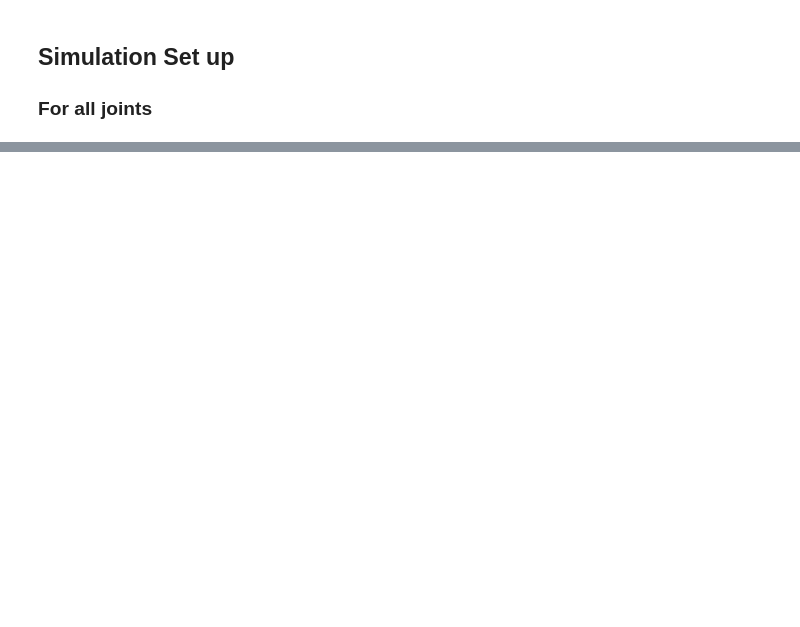
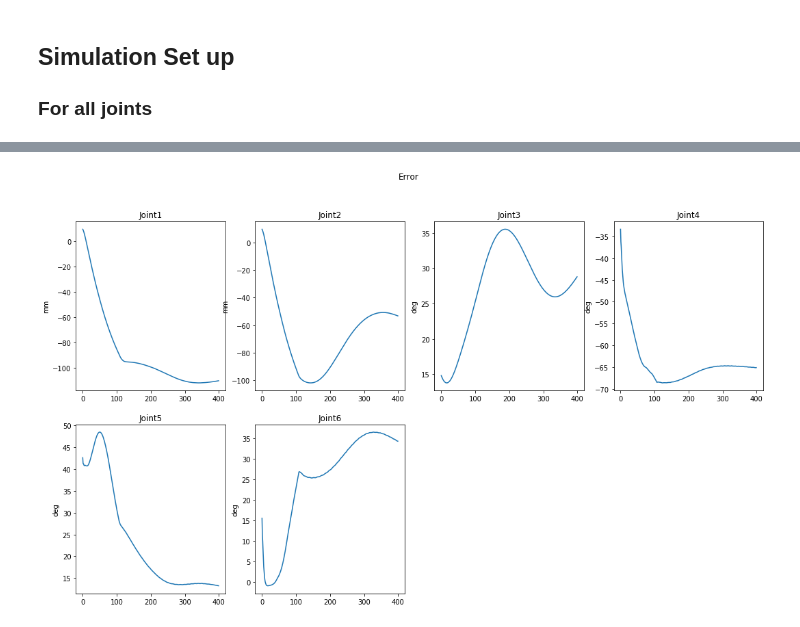
Before and after one commit to renjiezhu/software-for-image-guided-robotics, a Jupyter notebook: vrep_robot_control/Joint_controller_test_Model_Free.ipynb, the cells around one changed output, grey strips where cells are left out. Drawn from its saved outputs; the diff is of its cells as text; code cells hidden in the pictures; blank space fills up the shorter version.

```diff
--- a/vrep_robot_control/Joint_controller_test_Model_Free.ipynb
+++ b/vrep_robot_control/Joint_controller_test_Model_Free.ipynb
@@ -143,13 +84,13 @@ t = sp.Symbol('t')
 
 # Step response
 traj = [
-    0.000 * sp.ones(1),
-    0.000 * sp.ones(1),
-    (0/180*np.pi)*sp.ones(1),
-    (0/180*np.pi)*sp.ones(1),
-    (0/180*np.pi)*sp.ones(1),
-    (0/180*np.pi)*sp.ones(1),
-    0.00*sp.ones(1)
+    0.01 * sp.ones(1),
+    0.01 * sp.ones(1),
+    (15/180*np.pi)*sp.ones(1),
+    (-30/180*np.pi)*sp.ones(1),
+    (45/180*np.pi)*sp.ones(1),
+    (20/180*np.pi)*sp.ones(1),
+    0.005*sp.ones(1)
 ]
 
 pos = [sp.lambdify(t, i) for i in traj]
@@ -157,30 +98,32 @@ vel = [sp.lambdify(t, i.diff(t)) for i in traj]
 acc = [sp.lambdify(t, i.diff(t).diff(t)) for i in traj]
 
 # Gain
-# kp = np.diag([100, 100, 100, 100, 100, 100, 100])
-# kv = np.diag([0, 0, 0, 0, 0, 0, 0])
-kp = np.eye(7)*0.6
-kv = 6*np.sqrt(kp)
+# kp = np.diag([10, 10, 200, 2.5, 1, 0.4, 0.4])
+# kv = np.diag([0.8, 0.8, 160, 10, 7, 2, 3])
+
+kp = np.eye(7)*10
+kv = 2*np.diag(kp)
 
 # Simulation
 for i in range(int(end_time/dt)):
-#     ts = time.time()
-    posd = np.array([j(t_dic[i]) for j in pos]).squeeze()
+    posd = [float(j(t_dic[i])) for j in pos]
     veld = np.array([j(t_dic[i]) for j in vel]).squeeze()
     accd = np.array([j(t_dic[i]) for j in acc]).squeeze()
     posm = np.array(ct_robot.get_joint_positions())
     velm = np.array(ct_robot.get_joint_velocities())
-    tau = cacl_torque(robot, kp, kv, posd, posm, veld, velm, xyz)
-    # print('Time for computing torque: %.4f'%(time.time()-ts))
-#     tau[0:2] = 0
-    print(tau)
+    ts1 = time.time()
+    tau = cacl_tau(robot, kp, kv, posd, posm, veld, velm, xyz, accd)
+    te = time.time()
+    print('Time for computing torque: %.6f'%(te-ts1))
+
+    ts2 = time.time()
     ct_robot.set_joint_target_velocities((np.sign(tau)*1000000).tolist())
     ct_robot.set_joint_forces(np.abs(tau).tolist())
     pr.step()
-#     ts = time.time()
     measure_pos = np.array(ct_robot.get_joint_positions())
     measure_vel = np.array(ct_robot.get_joint_velocities())
-#     print('Time for Interacting with V-REP: %.4f'%(time.time()-ts))
+    te1 = time.time()
+    print('Time for communicating with V-REP: %.6f'%(te1-ts2))
 
     # Record error of each joint
     err_pos.append(posd - measure_pos)
@@ -205,15 +166,17 @@ for name in ['err_pos', 'mespos', 'depos']:
 # %%
 # Plot error of position from joint to joint
 plt.figure(figsize=(18,10))
 plt.suptitle('Error')
-for i in range(7):
+for i in range(6):
     plt.subplot(2,4,i+1)
     plt.title('Joint%d'%(i+1))
     plt.plot(np.array(err_pos)[:, i])
     if i in [0,1,6]:
         plt.ylabel('mm')
     else:
         plt.ylabel('deg')
+# %% [output]
+[figure, added]
 # %%
 # Plot error of position from joint to joint
 plt.figure(figsize=(18,10))
```
Also changed, not shown: parts of 11 cells of this notebook, 19 other files.
